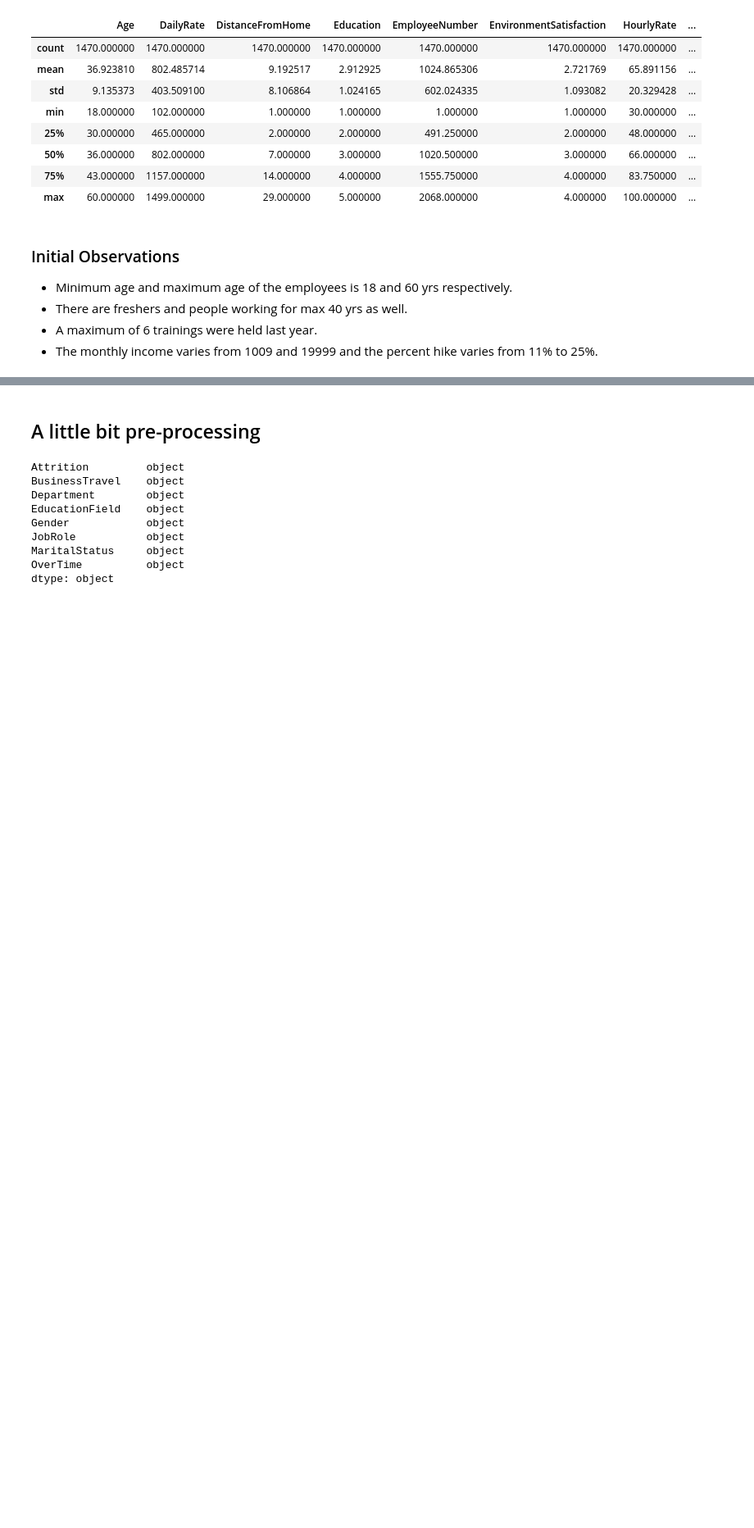
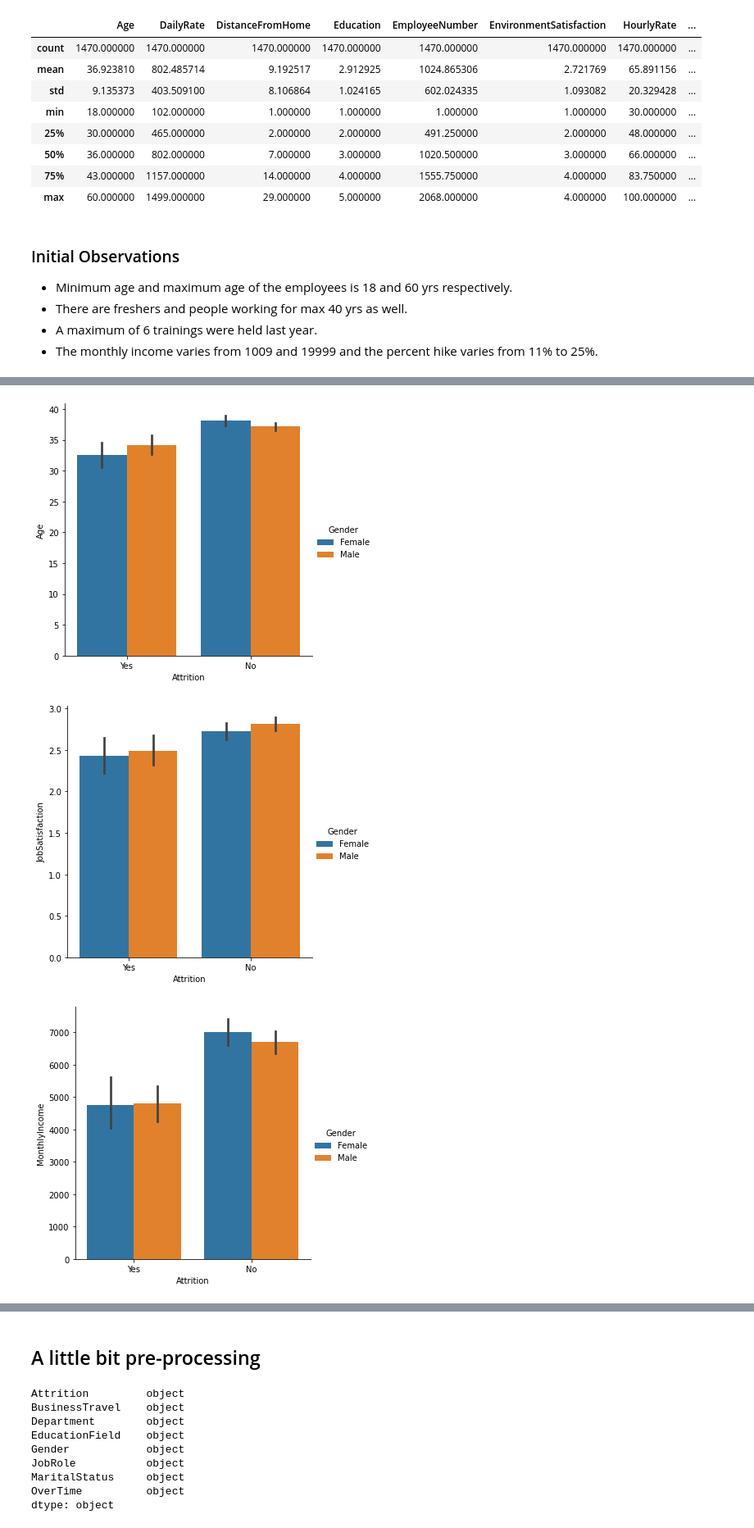
Before and after one commit to scabbartz/emp_attrition, a Jupyter notebook: Employee Attrition Prediction.ipynb, the cells around one changed output, grey strips where cells are left out. Shown: that part at 82% size. Cells and saved outputs as stored; diff of their text form; code cells hidden in the pictures; blank space fills up the shorter version.

```diff
--- a/Employee Attrition Prediction.ipynb
+++ b/Employee Attrition Prediction.ipynb
@@ -155,0 +171,19 @@ df.describe()
+# %%
+clms = ['Age', 'JobSatisfaction', 'MonthlyIncome', 'PercentSalaryHike','TotalWorkingYears',
+        'YearsInCurrentRole', 'YearsSinceLastPromotion', 'YearsWithCurrManager']
+# %%
+# for i in clms:
+#     top5 = df.nlargest(5, i)
+#     plt.figure(figsize=(10,5))
+#     plt.bar(top5['Attrition'], top5[i], color = 'orange', alpha = 1)
+#     plt.ylabel(i, fontsize = 20)
+#     plt.xlabel('Attrition', fontsize = 20)
+#     plt.title('Top 5 values for attrition', fontsize = 20)
+#     plt.show()
+
+for i in clms:
+    sns.catplot(x='Attrition', y=i, hue='Gender', kind='bar', data = df)
+# %% [output]
+[figure, added]
+[figure, added]
+[figure, added]
```
Also changed, not shown: parts of 8 cells of this notebook.
